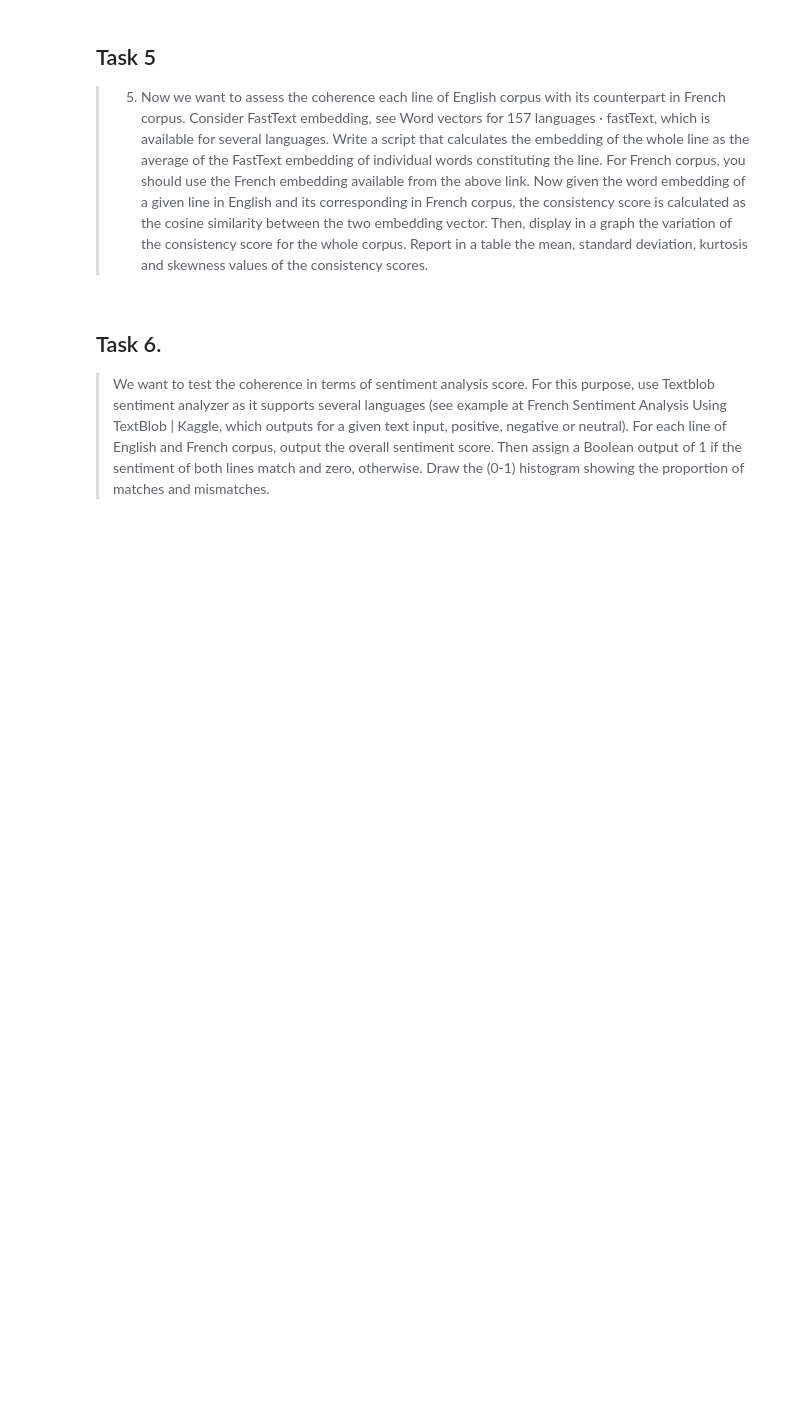
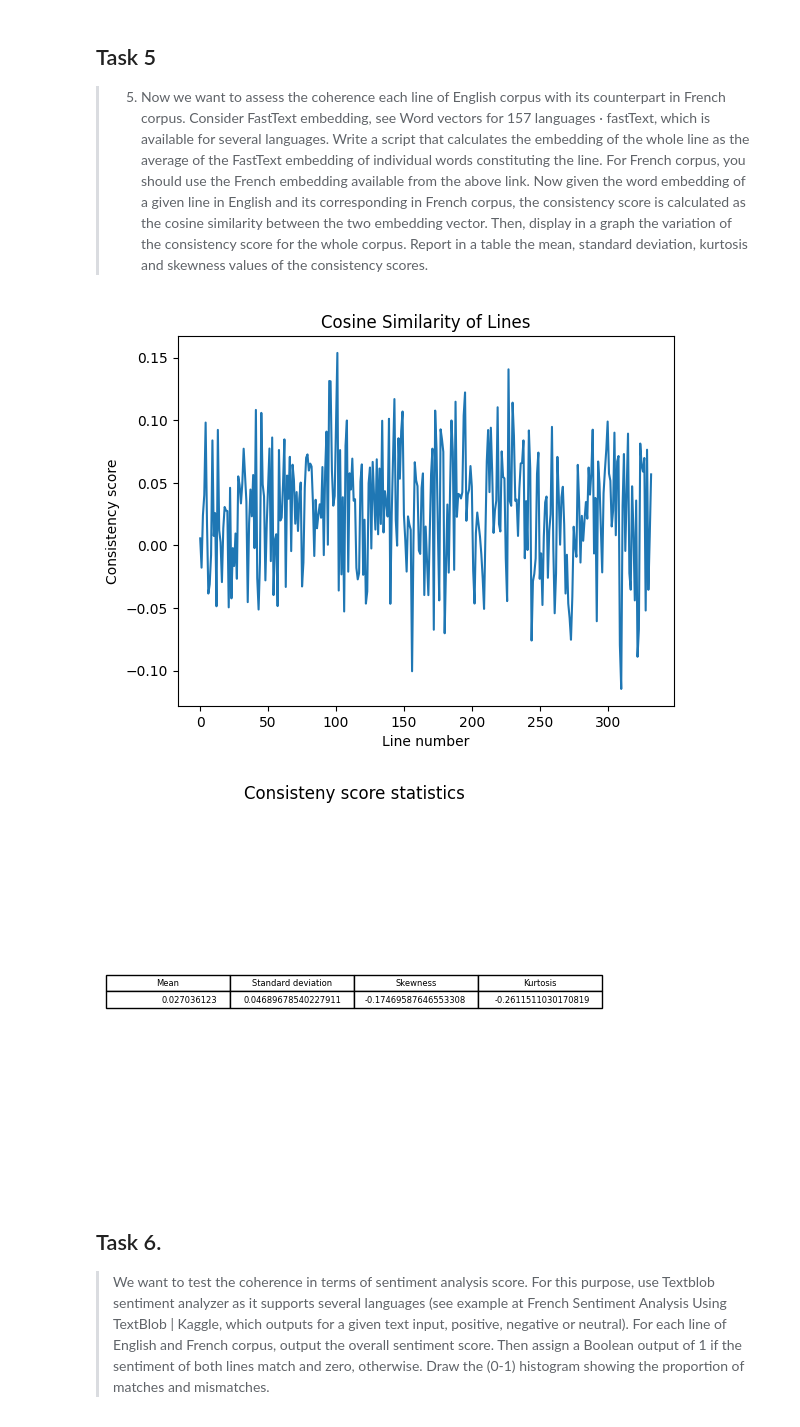
Before and after one commit to OMP404/NLP, a Jupyter notebook: Hamlet.ipynb, the cells around one changed output. Drawn from its saved outputs; the diff is of its cells as text; code cells hidden in the pictures; blank space fills up the shorter version.

```diff
--- a/Hamlet.ipynb
+++ b/Hamlet.ipynb
@@ -429,37 +450,40 @@ fig.savefig("out.png")
 # %%
 # separate script (embedding.py) that only works on linux, recommended atleast 8GB of RAM
 # gives out similarity scores in similarities.pickle
 
 from statistics import mean, stdev
 import scipy
 
 try:
     # load cosine similarities of whole lines
     with open('similarities.pickle', 'rb') as f:
         similarities_withnan = pickle.load(f)
 except:
     print('No pickle file(s) found')
 
 # similarities without nan values
 similarities = [x for x in similarities_withnan if str(x) != 'nan']
 
 
 # calculate table values
 mean = mean(similarities)
 std_dev = stdev(similarities)
 skew = scipy.stats.skew(similarities, axis=0, bias=True)
 kurtosis = scipy.stats.kurtosis(similarities, axis=0, fisher=True, bias=True)
 # plot a table
-plt.rcParams["figure.autolayout"] = True
-fig, axs = plt.subplots(2)
-axs[0].plot(similarities)
-axs[0].set_title('Consistency score variance')
-columns = ("Mean", "Std Deviation", "Kurtosis", 'Skewness')
-axs[1].table(cellText=[[mean, std_dev, kurtosis, skew]],
-             colLabels=columns, loc='center')
-axs[1].set_title('Consistency score statistics')
-axs[1].axis('off')
+plt.plot(similarities)
+plt.title('Cosine Similarity of Lines')
+plt.ylabel('Consistency score')
+plt.xlabel('Line number')
 plt.show()
+plt.table(cellText=[[mean, std_dev, skew, kurtosis]],
+          colLabels=['Mean', 'Standard deviation', 'Skewness', 'Kurtosis'], loc='center')
+plt.axis('off')
+plt.title('Consisteny score statistics')
+plt.show()
+# %% [output]
+[figure, added]
+[figure, added]
 # %% [markdown]
 ## Task 6.
 
```
Also changed, not shown: parts of 9 cells of this notebook, 4 other files.
